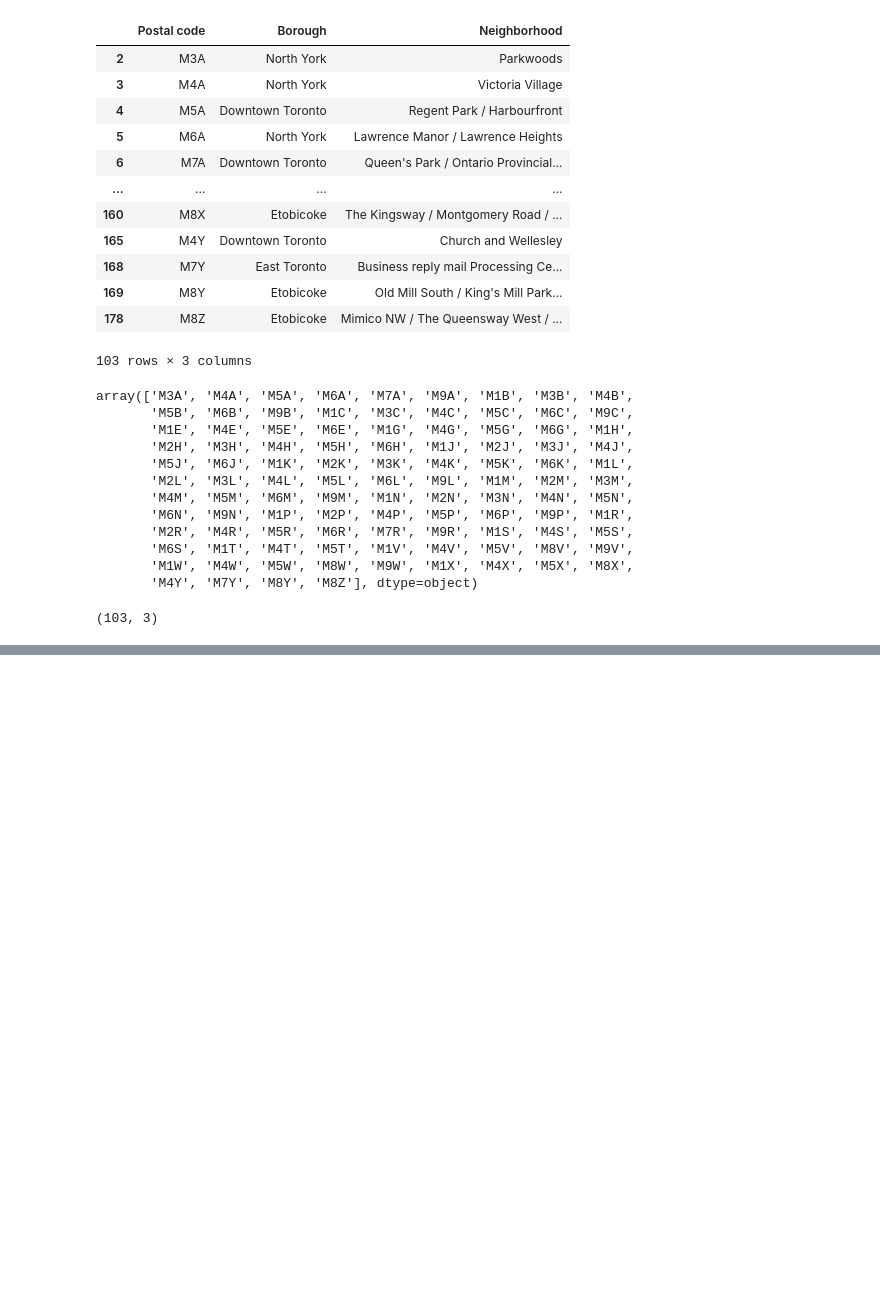
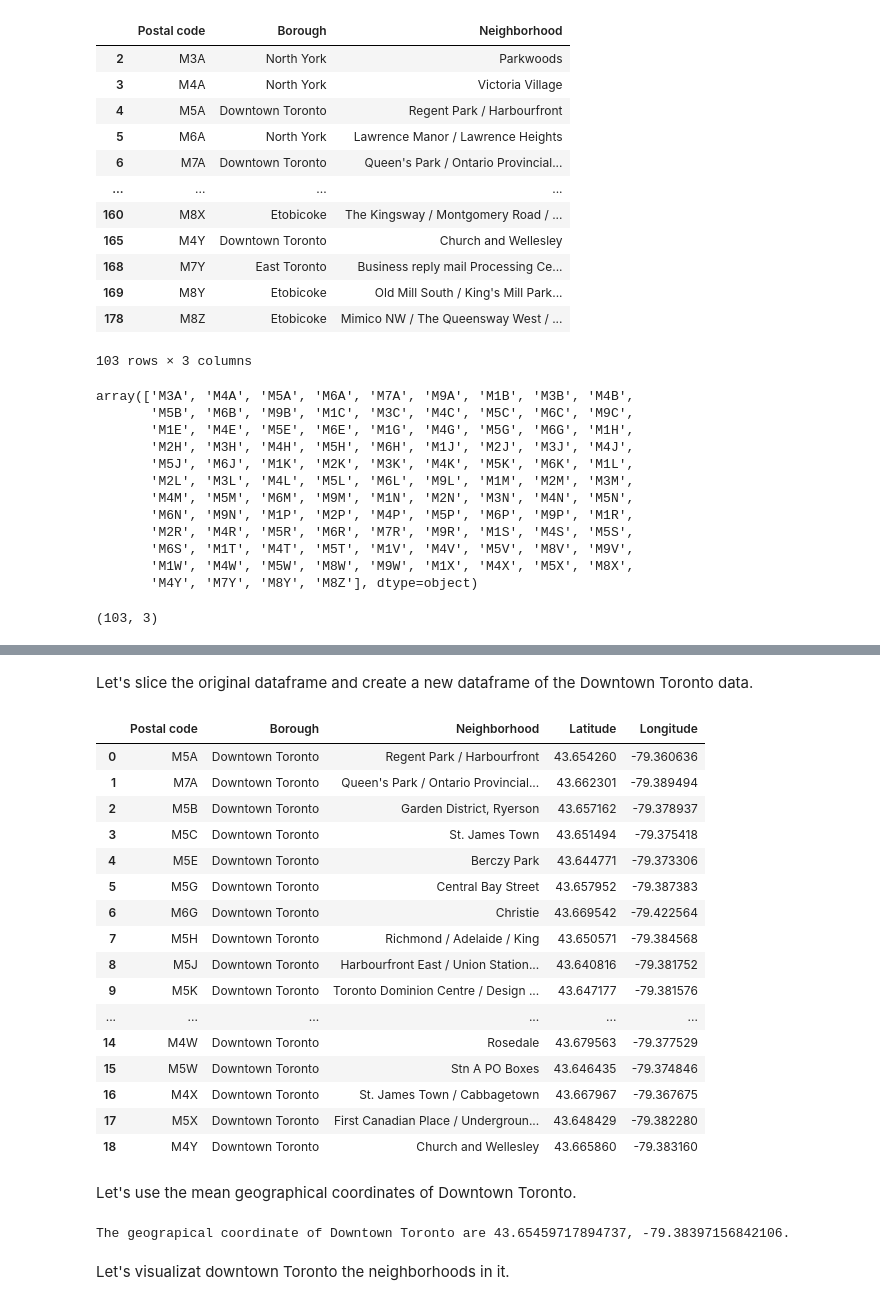
Before and after one commit to yyli0425/Coursera_Capstone, a Jupyter notebook: Data-Science-Capstone.ipynb, the cells around one changed output, grey strips where cells are left out. Saved outputs shown, nothing was run; the diff lists cells and outputs as text; code cells hidden in the pictures; blank space fills up the shorter version.

Commit message:
analysize and map Toronto data

```diff
--- a/Data-Science-Capstone.ipynb
+++ b/Data-Science-Capstone.ipynb
@@ -95,3 +95,6 @@ array(['M3A', 'M4A', 'M5A', 'M6A', 'M7A', 'M9A', 'M1B', 'M3B', 'M4B',
 df2.shape
 # %% [output]
 (103, 3)
+# %%
+df_zip = pd.read_csv('..\Geospatial_Coordinates.csv')
+df_zip
@@ -97,0 +115,4 @@ df2.shape
+# %%
+df_zip.rename(columns={'Postal Code':'Postal code'}, inplace=True)
+df3 = pd.merge(df2, df_zip, how='left', on='Postal code')
+df3
@@ -97,0 +133,33 @@ df2.shape
+# %% [markdown]
+Let's slice the original dataframe and create a new dataframe of the Downtown Toronto data.
+# %%
+toronto_data = df3[df3['Borough'] == 'Downtown Toronto'].reset_index(drop=True)
+toronto_data
+# %% [output]
+|  | Postal code | Borough | Neighborhood | Latitude | Longitude |
+| 0 | M5A | Downtown Toronto | Regent Park / Harbourfront | 43.654260 | -79.360636 |
+| 1 | M7A | Downtown Toronto | Queen's Park / Ontario Provincial... | 43.662301 | -79.389494 |
+| 2 | M5B | Downtown Toronto | Garden District, Ryerson | 43.657162 | -79.378937 |
+| 3 | M5C | Downtown Toronto | St. James Town | 43.651494 | -79.375418 |
+| 4 | M5E | Downtown Toronto | Berczy Park | 43.644771 | -79.373306 |
+| 5 | M5G | Downtown Toronto | Central Bay Street | 43.657952 | -79.387383 |
+| 6 | M6G | Downtown Toronto | Christie | 43.669542 | -79.422564 |
+| 7 | M5H | Downtown Toronto | Richmond / Adelaide / King | 43.650571 | -79.384568 |
+| 8 | M5J | Downtown Toronto | Harbourfront East / Union Station... | 43.640816 | -79.381752 |
+| 9 | M5K | Downtown Toronto | Toronto Dominion Centre / Design ... | 43.647177 | -79.381576 |
+| ... | ... | ... | ... | ... | ... |
+| 14 | M4W | Downtown Toronto | Rosedale | 43.679563 | -79.377529 |
+| 15 | M5W | Downtown Toronto | Stn A PO Boxes | 43.646435 | -79.374846 |
+| 16 | M4X | Downtown Toronto | St. James Town / Cabbagetown | 43.667967 | -79.367675 |
+| 17 | M5X | Downtown Toronto | First Canadian Place / Undergroun... | 43.648429 | -79.382280 |
+| 18 | M4Y | Downtown Toronto | Church and Wellesley | 43.665860 | -79.383160 |
+# %% [markdown]
+Let's use the mean geographical coordinates of Downtown Toronto.
+# %%
+latitude = toronto_data['Latitude'].mean()
+longitude = toronto_data['Longitude'].mean()
+print('The geograpical coordinate of Downtown Toronto are {}, {}.'.format(latitude, longitude))
+# %% [output]
+The geograpical coordinate of Downtown Toronto are 43.65459717894737, -79.38397156842106.
+# %% [markdown]
+Let's visualizat downtown Toronto the neighborhoods in it.
```
Also changed, not shown: parts of 3 cells of this notebook, 1 other file.
